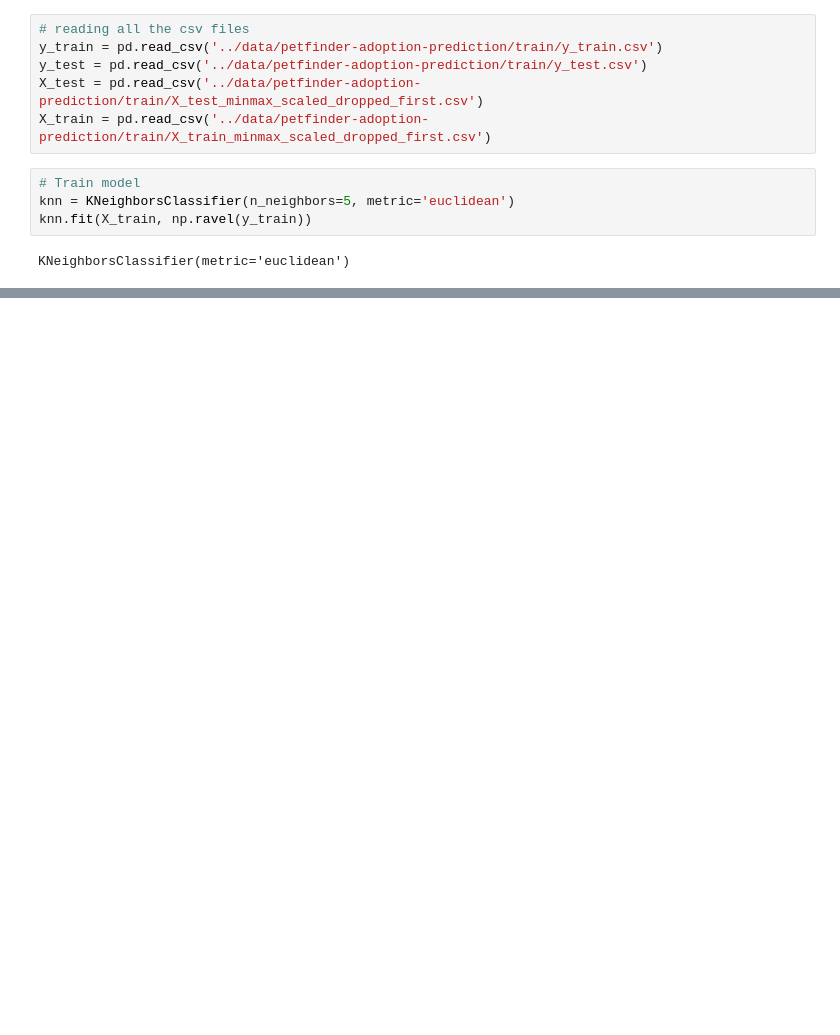
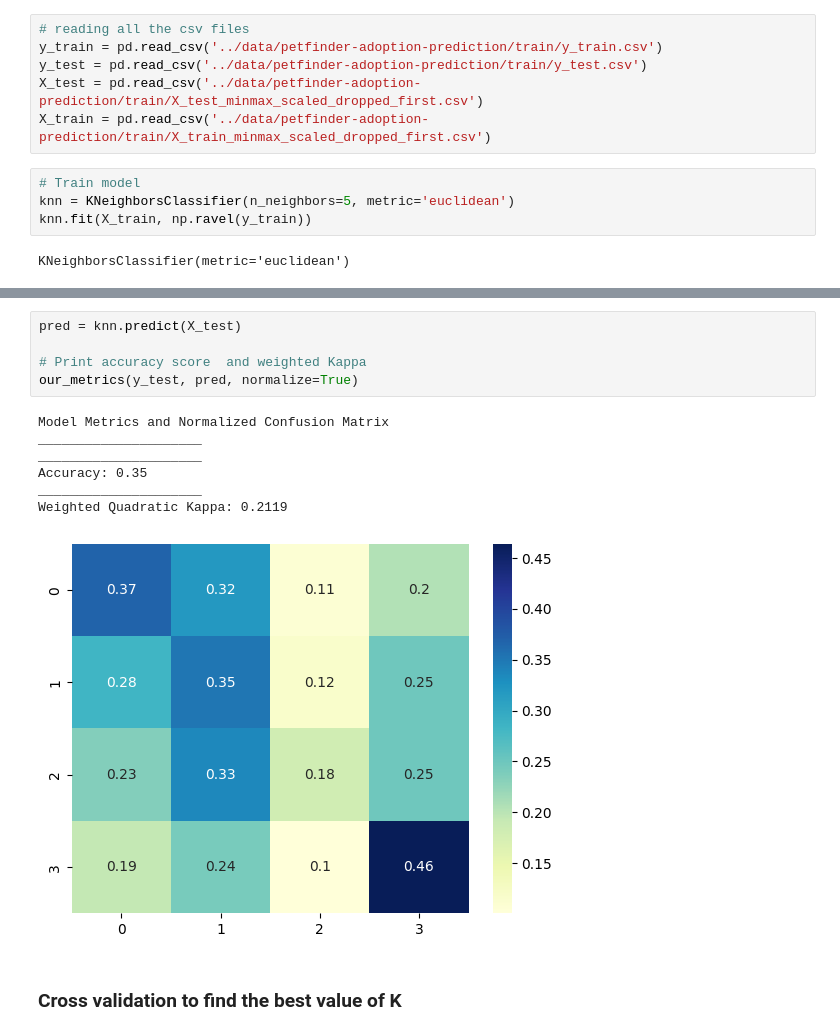
Before and after one commit to LanaCasselmann/ds_capstone_pet_adoptability, a Jupyter notebook: notebooks/KNN_algo.ipynb, the cells around one changed output, grey strips where cells are left out. Drawn from its saved outputs; the diff is of its cells as text; blank space fills up the shorter version.

```diff
--- a/notebooks/KNN_algo.ipynb
+++ b/notebooks/KNN_algo.ipynb
@@ -52,0 +86,15 @@ AttributeError: 'Flags' object has no attribute 'c_contiguous'
+# %%
+pred = knn.predict(X_test)
+
+# Print accuracy score  and weighted Kappa
+our_metrics(y_test, pred, normalize=True)
+# %% [output]
+Model Metrics and Normalized Confusion Matrix
+_____________________
+_____________________
+Accuracy: 0.35
+_____________________
+Weighted Quadratic Kappa: 0.2119
+[figure, added]
+# %% [markdown]
+### Cross validation to find the best value of K
```
Also changed, not shown: parts of 11 cells of this notebook.
